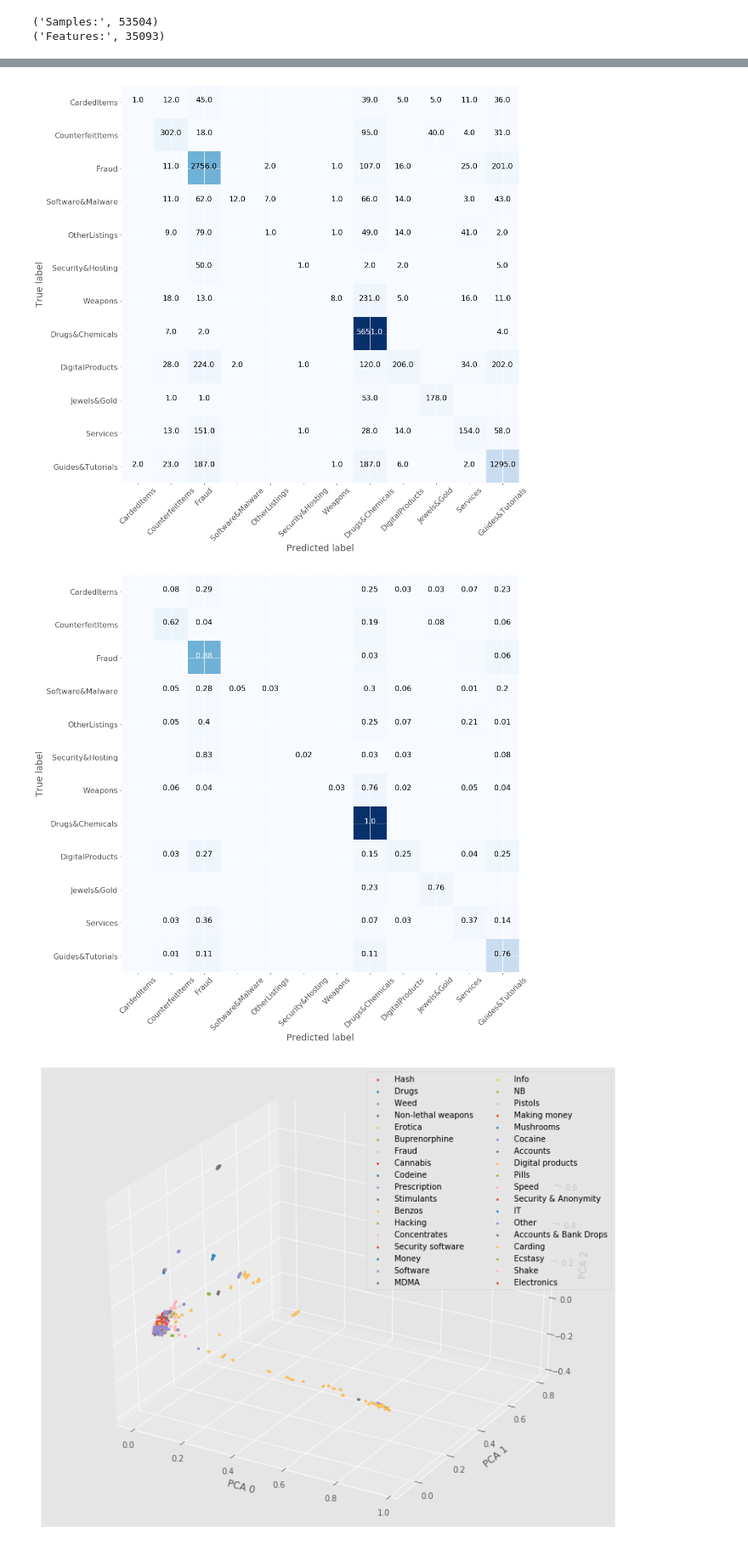
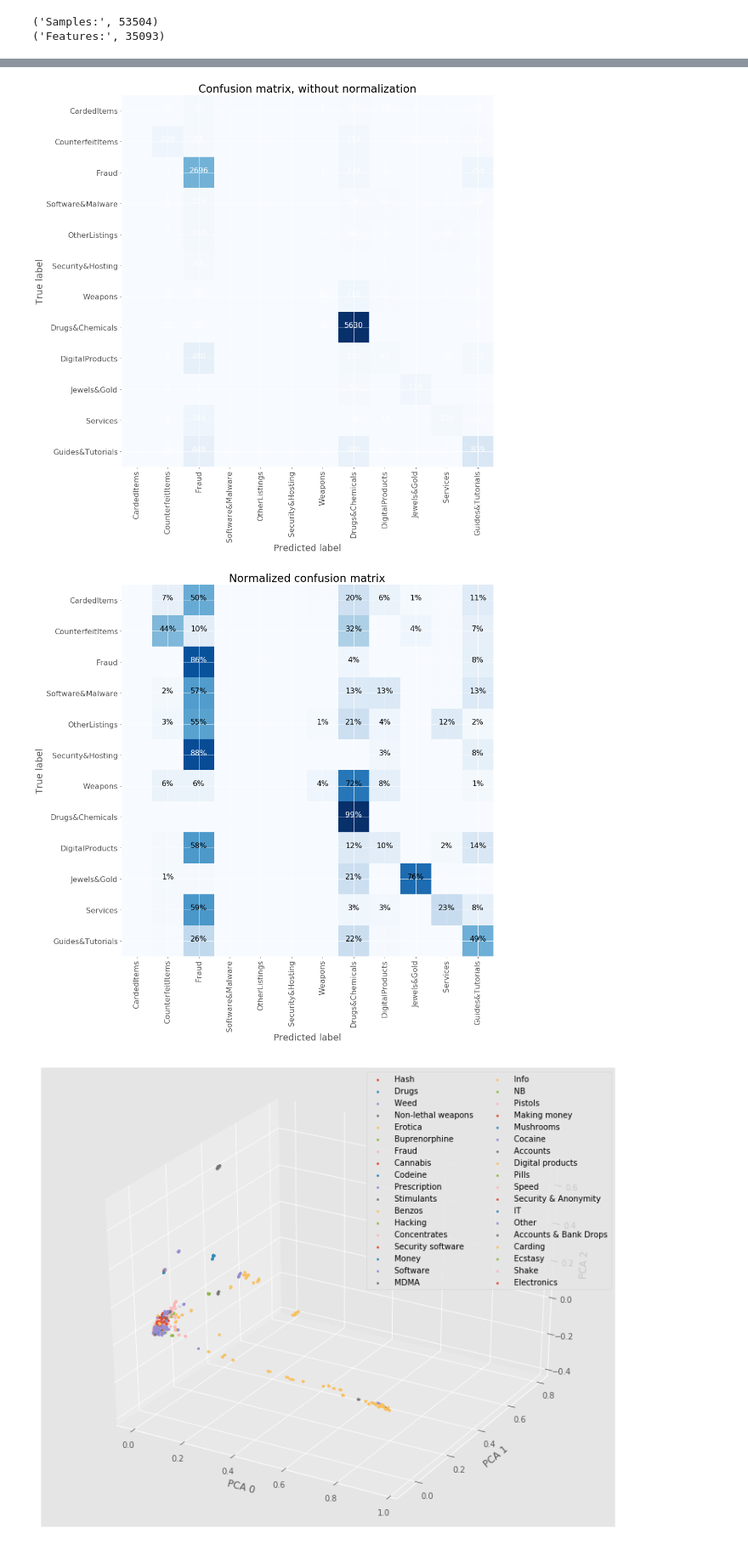
Before and after one commit to hampusadamsson/darknet_market_analyzis, a Jupyter notebook: dataset_ml.ipynb, the cells around one changed output, grey strips where cells are left out. Shown at 85% size. Saved outputs shown, nothing was run; the diff lists cells and outputs as text; code cells hidden in the pictures.

```diff
--- a/dataset_ml.ipynb
+++ b/dataset_ml.ipynb
@@ -225,16 +225,15 @@ def create_clf(inp_):
                             ('Naibe_B',sklearn.naive_bayes.BernoulliNB()),
                             ('SVC_linear', sklearn.svm.LinearSVC()),
                             ('Ridge',sklearn.linear_model.RidgeClassifier()),
-                            ('KNN',sklearn.neighbors.KNeighborsClassifier()),
+                            ('KNN',sklearn.neighbors.KNeighborsClassifier(n_neighbors=100)),
                             ('SGD',SGDClassifier())])
     clf.fit(X_train, y_train)
     return(clf)
 
 start = time()
-# input_, pca = red_dim(input_data, 25)
-input_ = input_data
+input_, pca = red_dim(input_data, 10)
 print("Dimensionality reduced:",time()-start, "(s) duration")
 clf = create_clf(input_)
 print("Estimators tuned:",time()-start, "(s) duration")
-clfD = (clf, input_, "35093 - Default")
+clf10 = (clf, input_, "10")
 # %% [output]
@@ -277,7 +307,8 @@ matplotlib.rcParams.update({'font.size': 16})
 
 class_names = list(set(problem))
 
-classifier, input_, names = clf25
+classifier, input_, names = clf10
+# classifier = classifier.estimators_[1]
 
 X_train, X_test, y_train, y_test = train_test_split(input_, problem_numeric, test_size=0.25, random_state=1)
 
@@ -285,34 +316,40 @@ print("Accuracy:",classifier.score(X_test, y_test))
 y_pred = classifier.predict(X_test)
 
 
-def plot_confusion_matrix(cm, classes,
-                          normalize=False,
-                          title='Confusion matrix'):
+def plot_confusion_matrix(cm, classes, normalize=False, title='Confusion matrix'):
 
-    cmap=plt.cm.Blues
-
+    cmap = plt.cm.Blues
     plt.imshow(cm, interpolation='nearest', cmap=cmap, vmin=0., vmax=cm.max())
-#     plt.title(title)
+    plt.title(title)
 #     plt.colorbar()
     tick_marks = np.arange(len(classes))
-    plt.xticks(tick_marks, classes, rotation=45)
+    plt.xticks(tick_marks, classes, rotation=90)
     plt.yticks(tick_marks, classes)
 
     if normalize:
         cm = cm.astype('float') / cm.sum(axis=1)[:, np.newaxis]
-        print("Normalized confusion matrix")
-    else:
-        print('Confusion matrix, without normalization')
 
     print(cm)
 
-    thresh = cm.max() * 0.85
+#     thresh = cm.max() * 0.85
     for i, j in itertools.product(range(cm.shape[0]), range(cm.shape[1])):
         if cm[i, j] < 0.01:
             continue
-        plt.text(j, i, round(cm[i, j],2),
-                 horizontalalignment="center",
-                 color="white" if cm[i, j] > thresh else "black")
+
+#         thresh = cm[i,j:].max() * 0.84
+        thresh = .85
+
+        if normalize:
+            val = str(round(cm[i, j]*100,2)).split(".")[0]+'%'
+        else:
+            val = cm[i, j]
+
+        if cm[i, j] > thresh:
+            cl="white"
+        else:
+            cl="black"
+
+        plt.text(j, i, val, horizontalalignment="center", color=cl) #, alpha=cm[i,j]
 
     plt.tight_layout()
     plt.ylabel('True label')
@@ -320,7 +357,7 @@ def plot_confusion_matrix(cm, classes,
 
 # Compute confusion matrix
 cnf_matrix = confusion_matrix(y_test, y_pred)
-np.set_printoptions(precision=2)
+# np.set_printoptions(precision=2)
 
 fig = plt.figure()
 ax = fig.add_subplot(111)
@@ -337,8 +374,8 @@ fig.set_size_inches(22, 14)
 
 # Plot normalized confusion matrix
 # plt.figure()
-plot_confusion_matrix(cnf_matrix, classes=class_names, normalize=True,
+cnf_matrix_norm = cnf_matrix.astype('float') / cnf_matrix.sum(axis=1)[:, np.newaxis]
+plot_confusion_matrix(cnf_matrix_norm, classes=class_names, normalize=True,
                       title='Normalized confusion matrix')
-
 plt.show()
 # %% [output]
@@ -362,5 +399,5 @@ Confusion matrix, without normalization
-[figure, old version]
+[figure, new version]
-[figure, old version]
+[figure, new version]
 # %%
 from sklearn.model_selection import GridSearchCV
 
```
Also changed, not shown: parts of 4 cells of this notebook.
